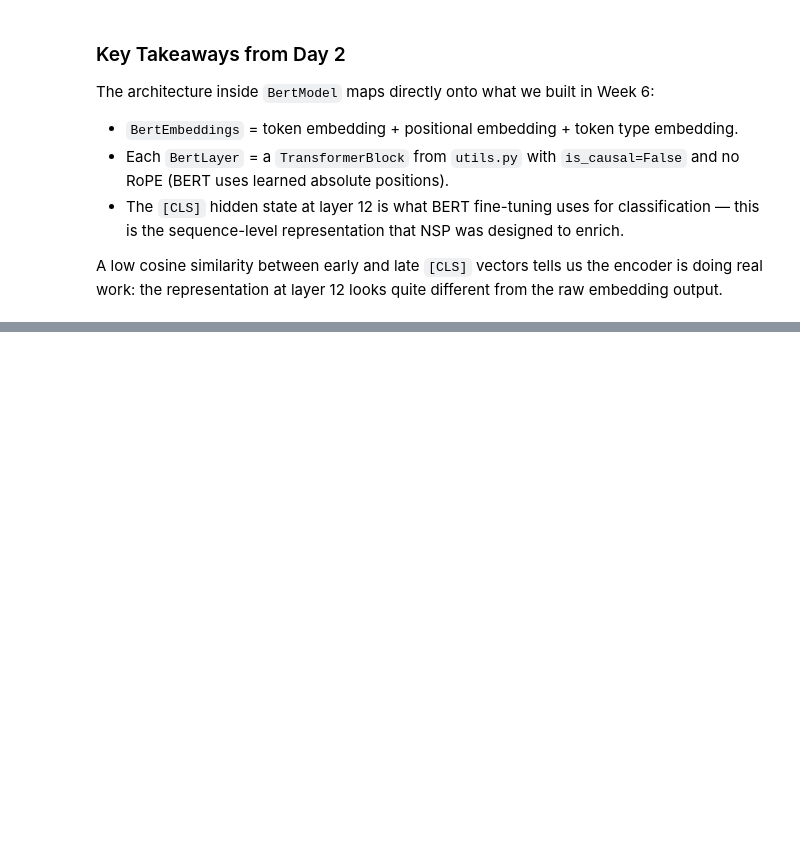
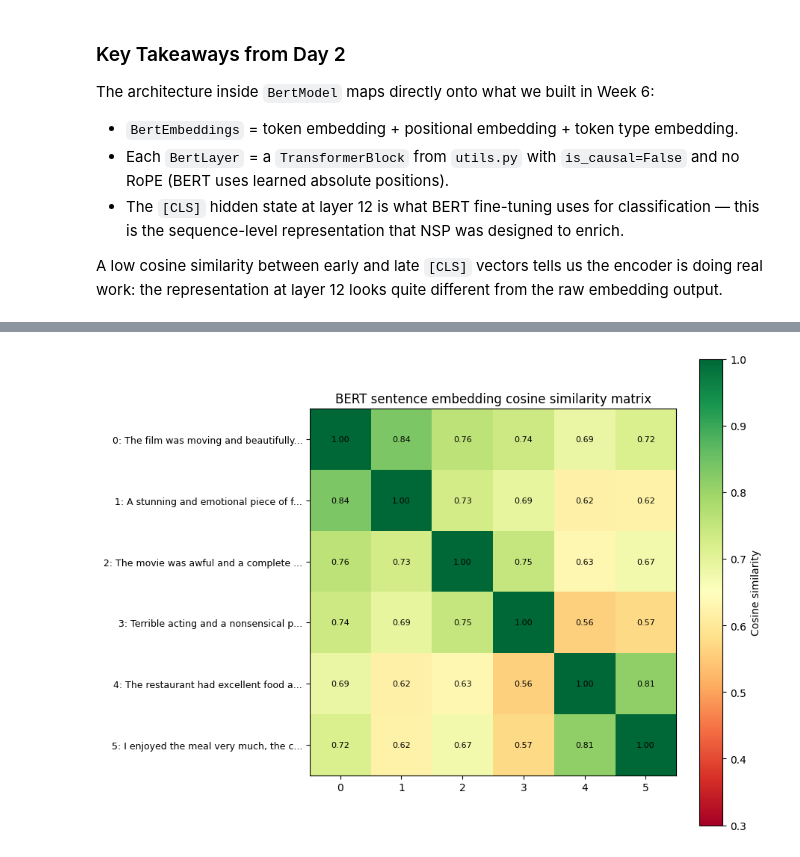
Before and after one commit to mdossett204/AI-maths-foundations, a Jupyter notebook: NLP-learning-notebooks/week7-BERT/Week_7_encoder.ipynb, the cells around one changed output, grey strips where cells are left out. Cells and saved outputs as stored; diff of their text form; code cells hidden in the pictures; blank space fills up the shorter version.

```diff
--- a/NLP-learning-notebooks/week7-BERT/Week_7_encoder.ipynb
+++ b/NLP-learning-notebooks/week7-BERT/Week_7_encoder.ipynb
@@ -462,20 +459,0 @@ A low cosine similarity between early and late `[CLS]` vectors tells us the enco
-# %%
-from transformers import AutoTokenizer, AutoModelForSequenceClassification
-from datasets import load_dataset
-
-# 1. Load the IMDB dataset (our anchor dataset)
-# dataset = load_dataset("imdb")
-
-# 2. Load pre-trained BERT tokenizer and model for sequence classification
-model_name = "prajjwal1/bert-tiny" # Using a tiny BERT for speed
-tokenizer = AutoTokenizer.from_pretrained(model_name)
-model = AutoModelForSequenceClassification.from_pretrained(model_name, num_labels=2)
-
-# 3. Example tokenization
-sample_text = "This movie was absolutely fantastic!"
-tokens = tokenizer(sample_text, return_tensors="pt")
-print("Tokens:", tokens)
-
-# 4. Forward pass
-outputs = model(**tokens)
-print("Logits:", outputs.logits)
@@ -523,0 +836,40 @@ print(f"Similarity ('{sentences[0]}' vs '{sentences[2]}'): {sim_0_2.item():.4f}"
+# %%
+# Day 4: Visualize the embedding space with a tiny similarity matrix
+# Shows how sentences cluster by semantic content in BERT embedding space.
+
+sentences_4d = [
+    "The film was moving and beautifully shot.",
+    "A stunning and emotional piece of filmmaking.",
+    "The movie was awful and a complete waste of time.",
+    "Terrible acting and a nonsensical plot ruined this film.",
+    "The restaurant had excellent food and great service.",
+    "I enjoyed the meal very much, the chef was talented.",
+]
+
+enc_all = bert_tok(sentences_4d, return_tensors="pt", padding=True, truncation=True).to(device)
+with torch.no_grad():
+    embs = siamese_bert.encode(enc_all["input_ids"], enc_all["attention_mask"]).cpu()
+
+n = len(sentences_4d)
+sim_matrix = torch.zeros(n, n)
+for i in range(n):
+    for j in range(n):
+        sim_matrix[i, j] = nn.functional.cosine_similarity(
+            embs[i].unsqueeze(0), embs[j].unsqueeze(0)
+        ).item()
+
+labels_4d = [f"{i}: {s[:35]}..." for i, s in enumerate(sentences_4d)]
+
+plt.figure(figsize=(9, 7))
+im = plt.imshow(sim_matrix.numpy(), cmap="RdYlGn", vmin=0.3, vmax=1.0)
+plt.colorbar(im, label="Cosine similarity")
+plt.xticks(range(n), [f"{i}" for i in range(n)])
+plt.yticks(range(n), labels_4d, fontsize=9)
+for i in range(n):
+    for j in range(n):
+        plt.text(j, i, f"{sim_matrix[i, j]:.2f}", ha="center", va="center", fontsize=8)
+plt.title("BERT sentence embedding cosine similarity matrix")
+plt.tight_layout()
+plt.show()
+# %% [output]
+[figure, added]
```
Also changed, not shown: parts of 26 cells of this notebook, 1 other file.
